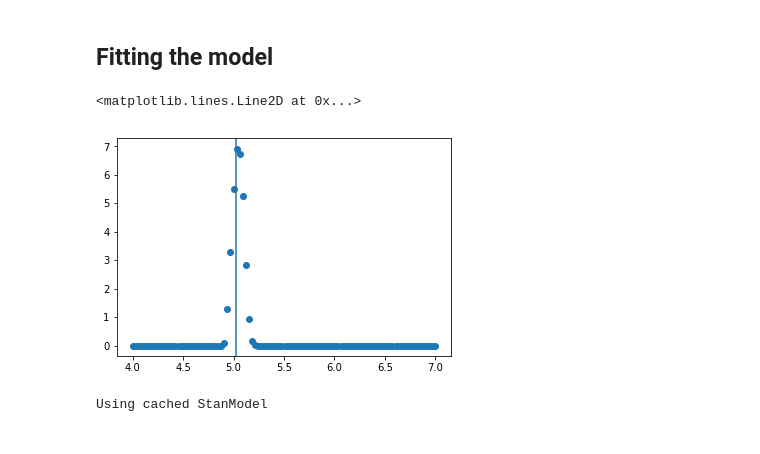
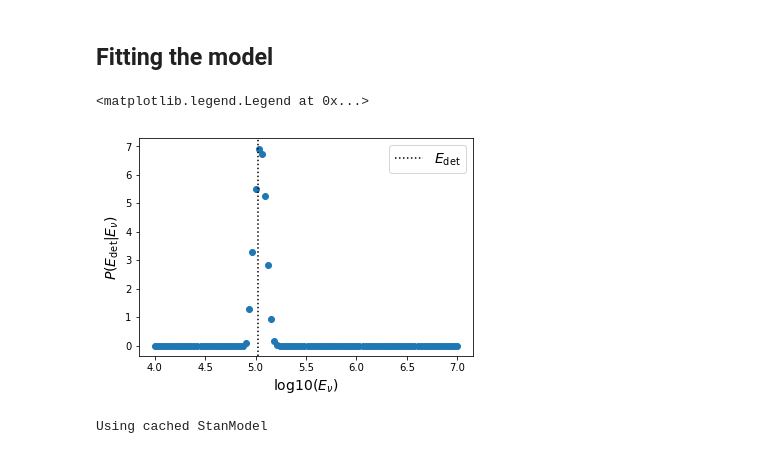
Before and after one commit to specktakel/hierarchical_nu, a Jupyter notebook: dev/statistical_model/3_energy_resolution/energy_resolution.ipynb, the cells around one changed output. Saved outputs shown, nothing was run; the diff lists cells and outputs as text; code cells hidden in the pictures.

```diff
--- a/dev/statistical_model/3_energy_resolution/energy_resolution.ipynb
+++ b/dev/statistical_model/3_energy_resolution/energy_resolution.ipynb
@@ -235,13 +235,17 @@ for lEdet in np.log10(Edet):
     prob_grid.append(prob_i)
     log10_E_grid.append(log10_E_grid_i)
 # %%
+# Plot for a random neutrino to show:
 fig, ax = plt.subplots()
 i=16
 ax.scatter(log10_E_grid[i], prob_grid[i])
-ax.axvline(np.log10(Edet[i]))
+ax.axvline(np.log10(Edet[i]), label='$E_\mathrm{det}$', color='k', linestyle=':')
+ax.set_xlabel('log10($E_\\nu$)', fontsize=14)
+ax.set_ylabel('$P(E_\mathrm{det}| E_\\nu)$', fontsize=14)
+ax.legend(fontsize=14)
 # %% [output]
-<matplotlib.lines.Line2D at 0x...>
+<matplotlib.legend.Legend at 0x...>
-[figure, old version]
+[figure, new version]
 # %%
 # Prepare fit inputs
 fit_input = {}
```
Also changed, not shown: parts of 1 cell of this notebook, 1 other file.
